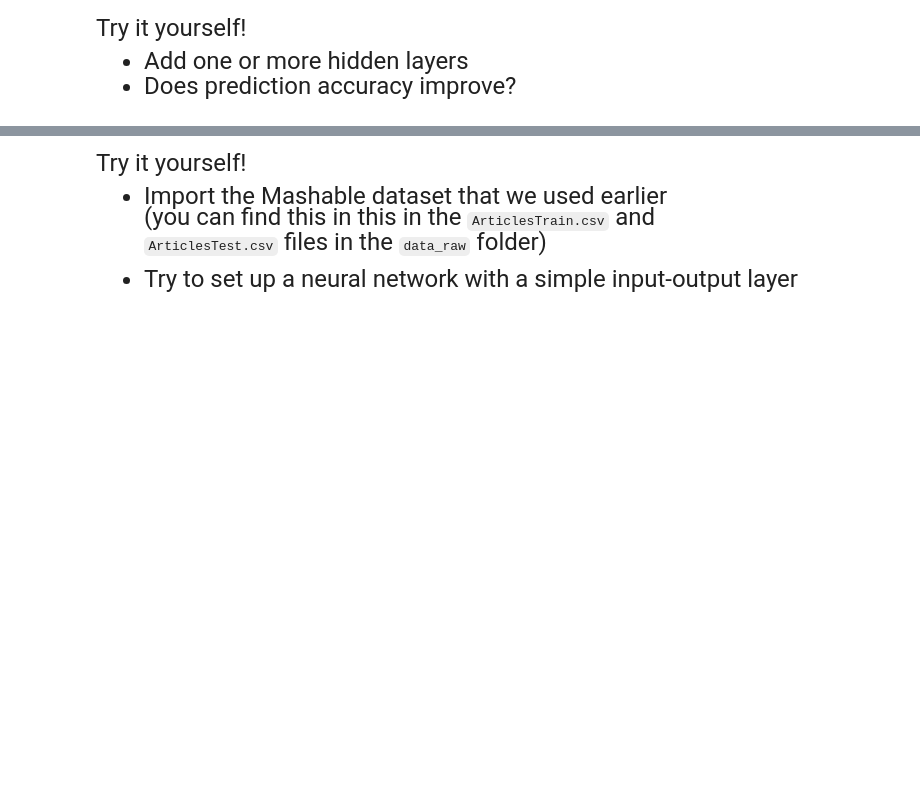
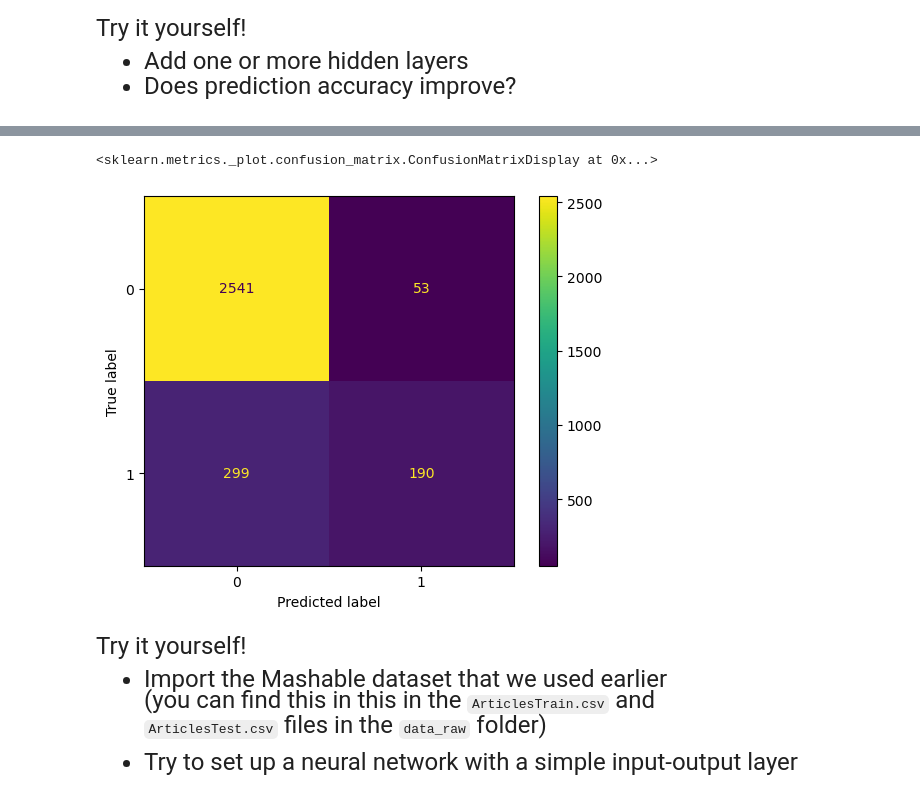
Before and after one commit to lornalyu/qtm531spring2024, a Jupyter notebook: Lecture 18/Lecture 18 - Neural Networks.ipynb, the cells around one changed output, grey strips where cells are left out. Drawn from its saved outputs; the diff is of its cells as text; code cells hidden in the pictures; blank space fills up the shorter version.

```diff
--- a/Lecture 18/Lecture 18 - Neural Networks.ipynb
+++ b/Lecture 18/Lecture 18 - Neural Networks.ipynb
@@ -217,0 +220,8 @@ Try it yourself!
+# %%
+# Write your own code
+
+# Increase the number of units in the input layer to 32
+basic_model.add(Dense(units=32, activation='relu', input_shape=(k_features,)))
+
+# Increase the number of units in the output layer to 2
+basic_model.add(Dense(units = 1, activation='sigmoid'))
@@ -227,0 +285,36 @@ Try it yourself!
+# %%
+# Write your own code
+# define the model
+basic_model_addhidden = keras.models.Sequential()
+
+# Add one or more hidden layers with 16 units each
+basic_model_addhidden.add(Dense(units=16, activation='relu'))
+
+# Increase the number of units in the output layer to 2
+basic_model_addhidden.add(Dense(units = 1, activation='sigmoid'))
+
+# Adam is a type of optimization algorithm
+
+adam = keras.optimizers.Adam(learning_rate=0.001)
+
+# Define the loss function to optimize
+
+basic_model_addhidden.compile(loss='binary_crossentropy', optimizer=adam, metrics=["accuracy"])
+
+# Fit the model
+basic_model_addhidden.fit(X_train, y_train, epochs=100)
+
+# Convert to array
+predicted_prob = basic_model_addhidden.predict(X_test)
+predicted_prob = tf.squeeze(predicted_prob)
+
+# Convert to {0,1} predictions using a 0.5 threshold
+threshold = 0.5
+predicted = np.array([1 if x >= threshold else 0 for x in predicted_prob])
+
+# Obtain confusion matrix
+cm = confusion_matrix(y_test, predicted)
+
+disp = ConfusionMatrixDisplay(confusion_matrix=cm)
+disp.plot()
+# %% [output]
@@ -228,3 +338,5 @@ Try it yourself!
+<sklearn.metrics._plot.confusion_matrix.ConfusionMatrixDisplay at 0x...>
+[figure, added]
 # %% [markdown]
 <font size = "5">
 
```
Also changed, not shown: parts of 13 cells of this notebook, 3 other files.
